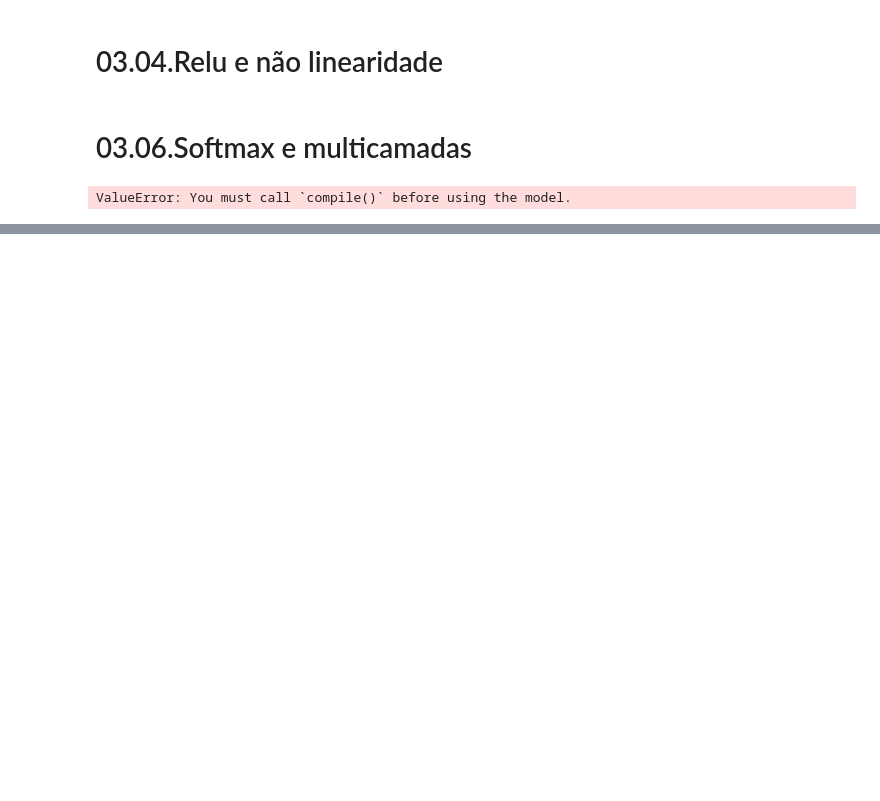
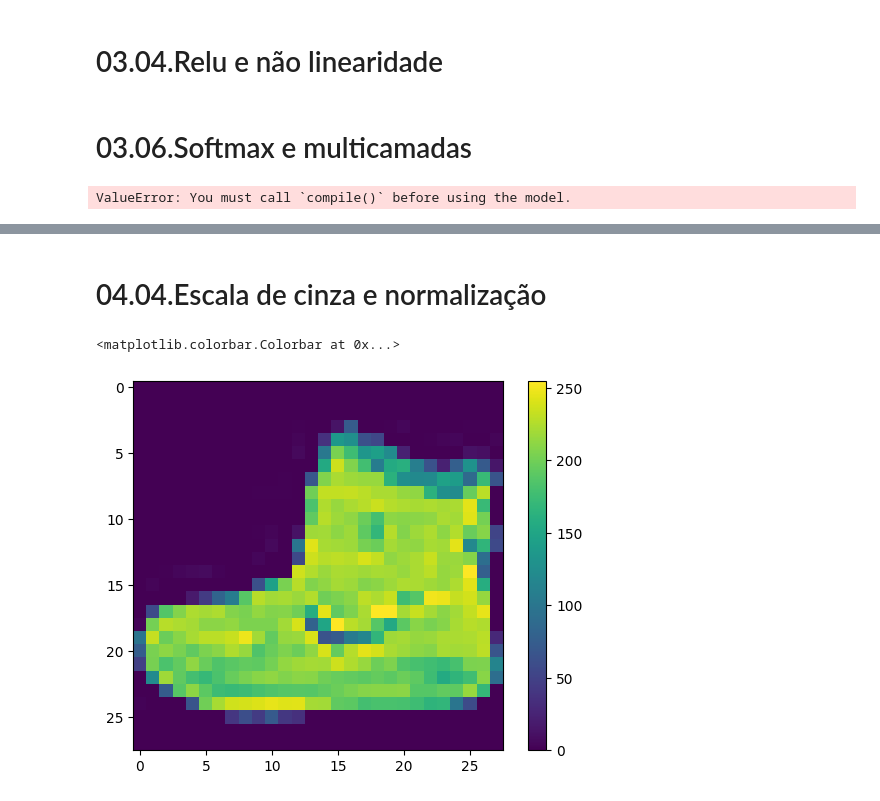
Before and after one commit to C3P0gan/Tutorials, a Jupyter notebook: Alura/Formacao_Machine_Learning_Avancada/Deep_Learning_parte_1_Keras/classificacao_roupas.ipynb, the cells around one changed output, grey strips where cells are left out. Cells and saved outputs as stored; diff of their text form; code cells hidden in the pictures; blank space fills up the shorter version.

```diff
--- a/Alura/Formacao_Machine_Learning_Avancada/Deep_Learning_parte_1_Keras/classificacao_roupas.ipynb
+++ b/Alura/Formacao_Machine_Learning_Avancada/Deep_Learning_parte_1_Keras/classificacao_roupas.ipynb
@@ -358,0 +365,11 @@ ValueError: You must call `compile()` before using the model.
+# %%
+modelo = keras.Sequential([
+    keras.layers.Flatten(input_shape=(28, 28)),
+    keras.layers.Dense(256, activation=tensorflow.nn.relu),
+    keras.layers.Dense(10, activation=tensorflow.nn.softmax)
+])
+
+modelo.compile(optimizer='adam',
+               loss='sparse_categorical_crossentropy')
+
+modelo.fit(imagens_treino, identificacoes_treino)
@@ -358,0 +379,8 @@ ValueError: You must call `compile()` before using the model.
+# %% [markdown]
+# 04.04.Escala de cinza e normalização
+# %%
+plt.imshow(imagens_treino[0])
+plt.colorbar()
+# %% [output]
+<matplotlib.colorbar.Colorbar at 0x...>
+[figure, added]
```
Also changed, not shown: parts of 10 cells of this notebook.
